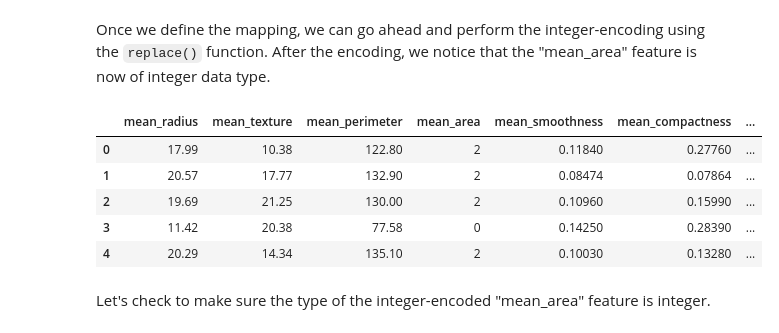
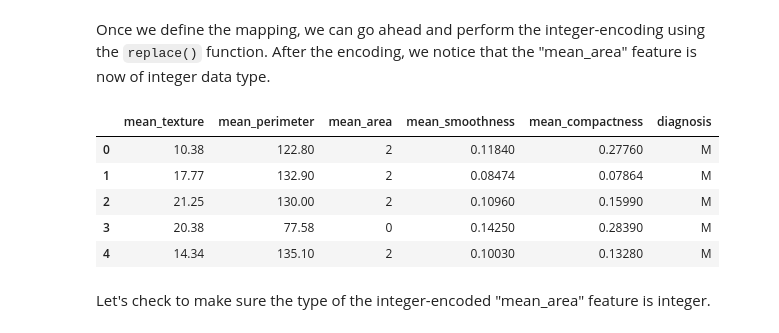
Before and after one commit to akmand/machine_learning_tutorials, a Jupyter notebook: Data_Prep.ipynb, the cells around one changed output. Saved outputs shown, nothing was run; the diff lists cells and outputs as text; code cells hidden in the pictures.

```diff
--- a/Data_Prep.ipynb
+++ b/Data_Prep.ipynb
@@ -325,16 +356,17 @@ Once we define the mapping, we can go ahead and perform the integer-encoding usi
 # %%
 cancer_df_cat_integer = cancer_df_cat.copy()
 
 cancer_df_cat_integer['mean_area'] = cancer_df_cat_integer['mean_area'].replace(level_mapping)
 
-cancer_df_cat_integer.head(5)
+# cancer_df_cat_integer.head(5)
+cancer_df_cat_integer.iloc[0:5, [1,2,3,4,5,30]]
 # %% [output]
-|  | mean_radius | mean_texture | mean_perimeter | mean_area | mean_smoothness | mean_compactness | ... |
-| 0 | 17.99 | 10.38 | 122.80 | 2 | 0.11840 | 0.27760 | ... |
-| 1 | 20.57 | 17.77 | 132.90 | 2 | 0.08474 | 0.07864 | ... |
-| 2 | 19.69 | 21.25 | 130.00 | 2 | 0.10960 | 0.15990 | ... |
-| 3 | 11.42 | 20.38 | 77.58 | 0 | 0.14250 | 0.28390 | ... |
-| 4 | 20.29 | 14.34 | 135.10 | 2 | 0.10030 | 0.13280 | ... |
+|  | mean_texture | mean_perimeter | mean_area | mean_smoothness | mean_compactness | diagnosis |
+| 0 | 10.38 | 122.80 | 2 | 0.11840 | 0.27760 | M |
+| 1 | 17.77 | 132.90 | 2 | 0.08474 | 0.07864 | M |
+| 2 | 21.25 | 130.00 | 2 | 0.10960 | 0.15990 | M |
+| 3 | 20.38 | 77.58 | 0 | 0.14250 | 0.28390 | M |
+| 4 | 14.34 | 135.10 | 2 | 0.10030 | 0.13280 | M |
 # %% [markdown]
 Let's check to make sure the type of the integer-encoded "mean_area" feature is integer.
 # %%
```
Also changed, not shown: parts of 16 cells of this notebook.
